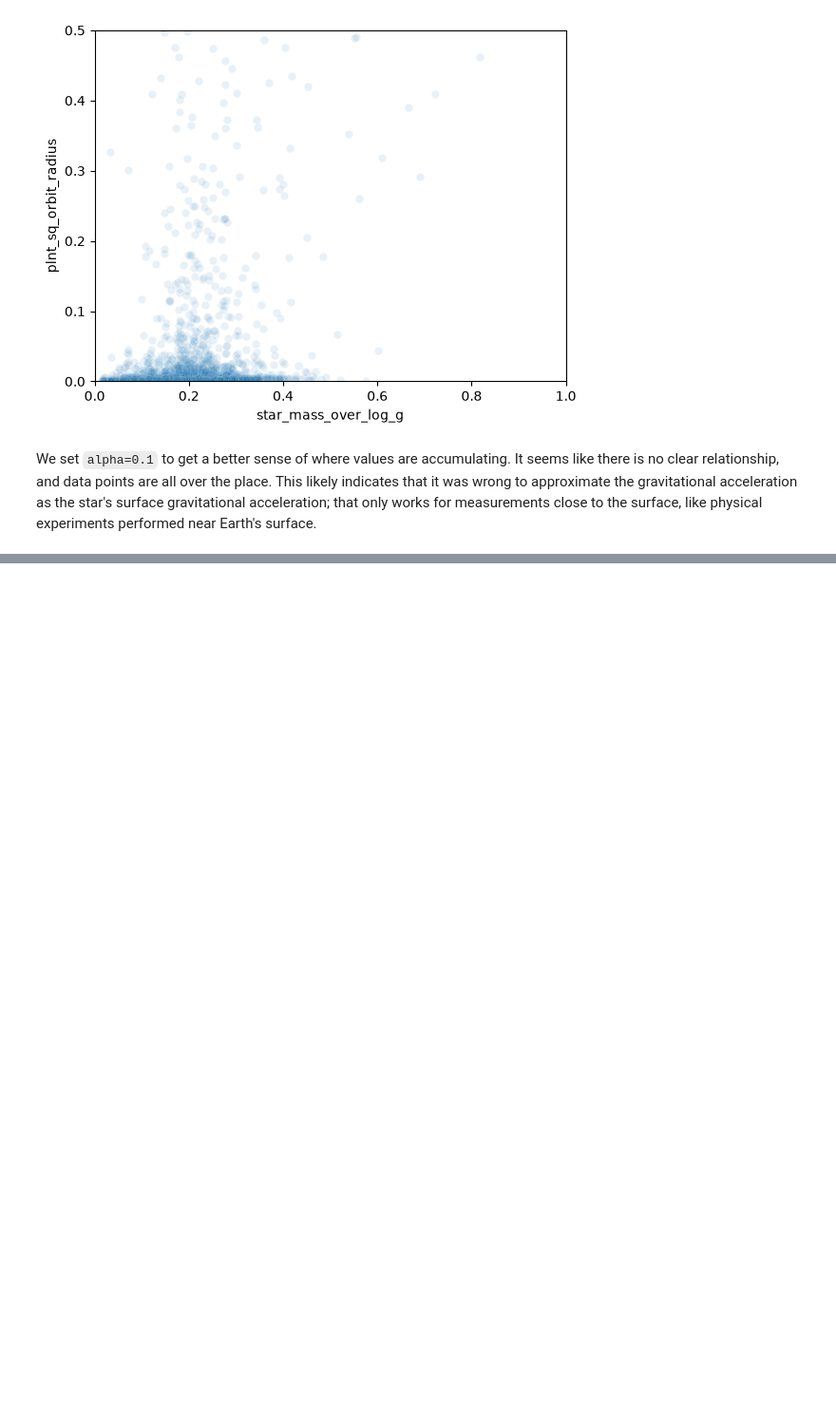
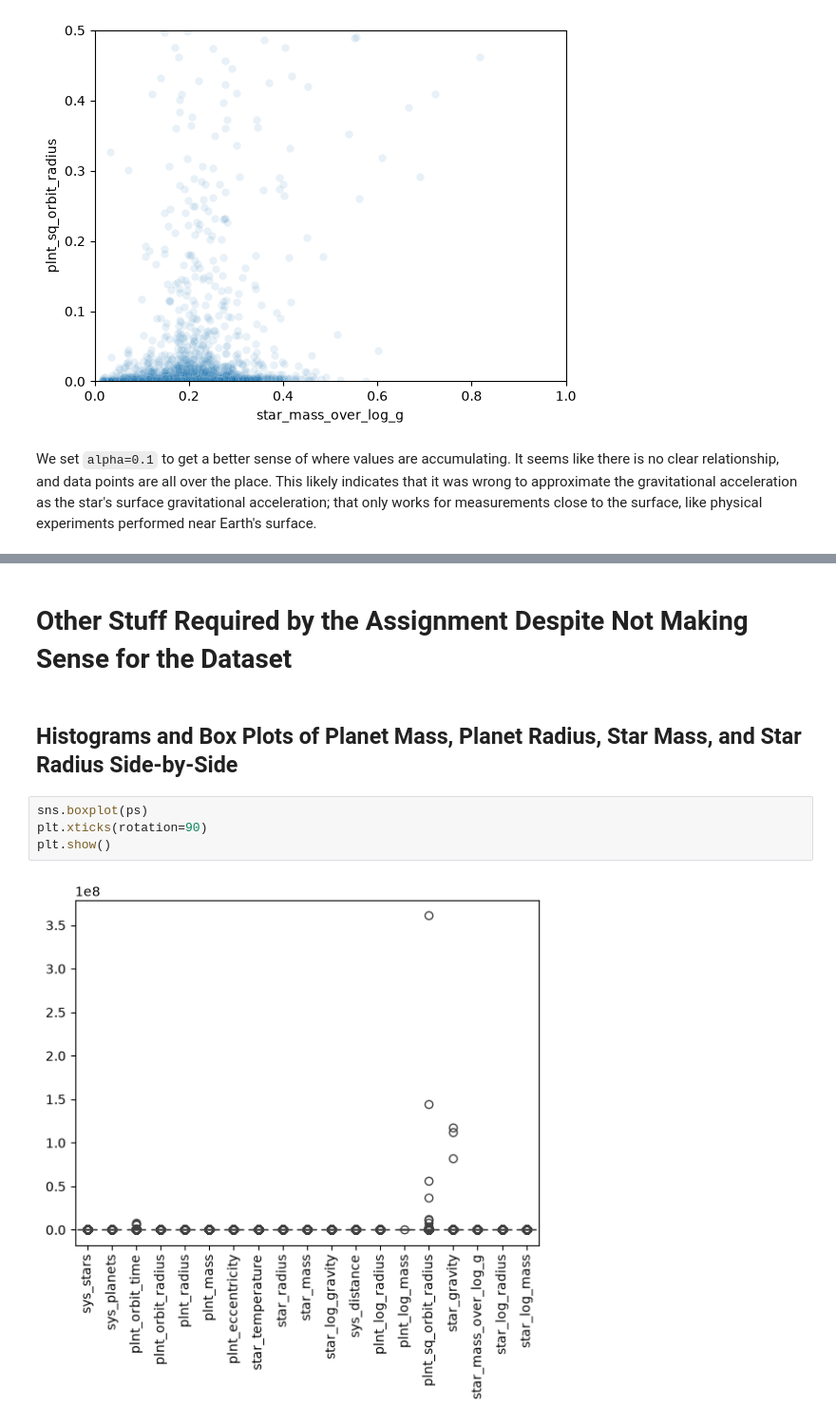
Before and after one commit to sasha-radosav/csc-460-hw-4, a Jupyter notebook: main.ipynb, the cells around one changed output, grey strips where cells are left out. Shown at 95% size. Cells and saved outputs as stored; diff of their text form; blank space fills up the shorter version.

```diff
--- a/main.ipynb
+++ b/main.ipynb
@@ -1046,0 +1080,10 @@ We set `alpha=0.1` to get a better sense of where values are accumulating. It se
+# %% [markdown]
+# Other Stuff Required by the Assignment Despite Not Making Sense for the Dataset
+# %% [markdown]
+## Histograms and Box Plots of Planet Mass, Planet Radius, Star Mass, and Star Radius Side-by-Side
+# %%
+sns.boxplot(ps)
+plt.xticks(rotation=90)
+plt.show()
+# %% [output]
+[figure, added]
```
Also changed, not shown: parts of 12 cells of this notebook.
